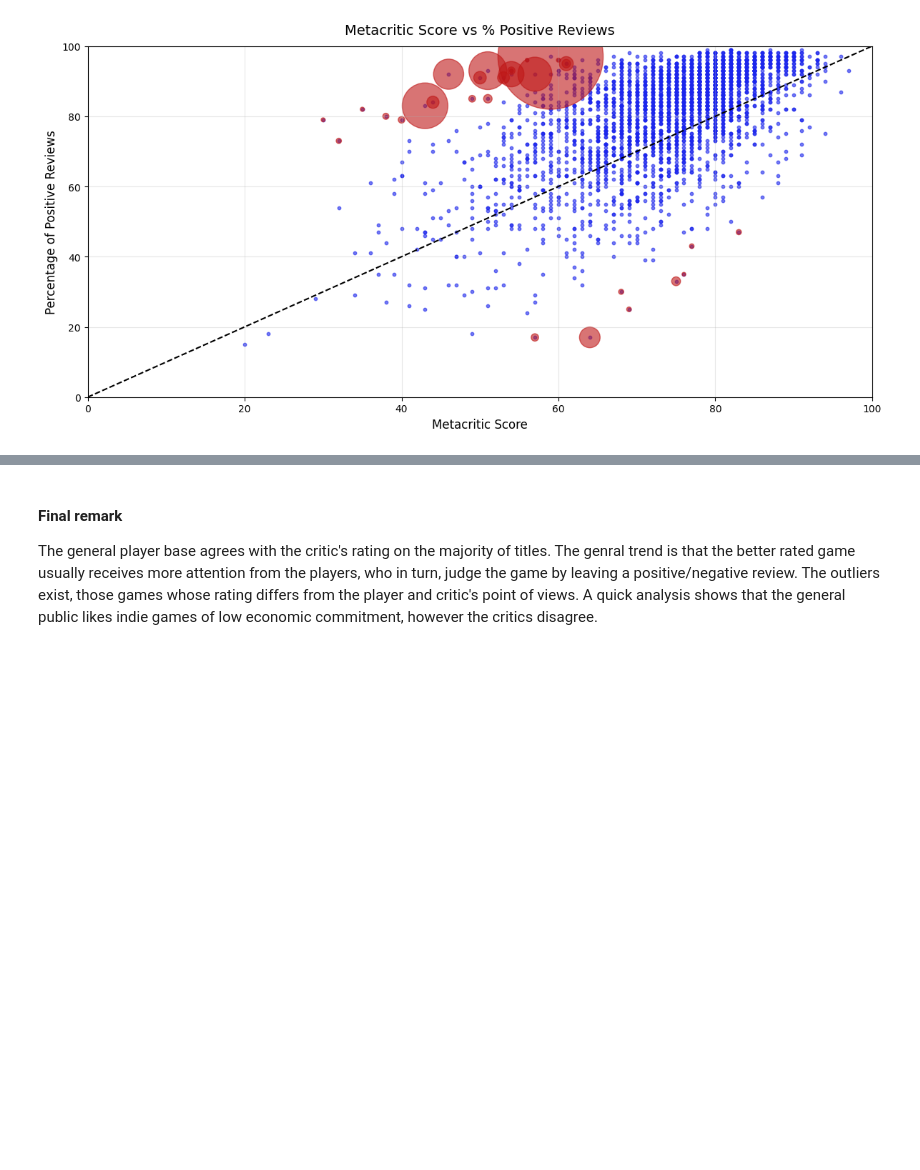
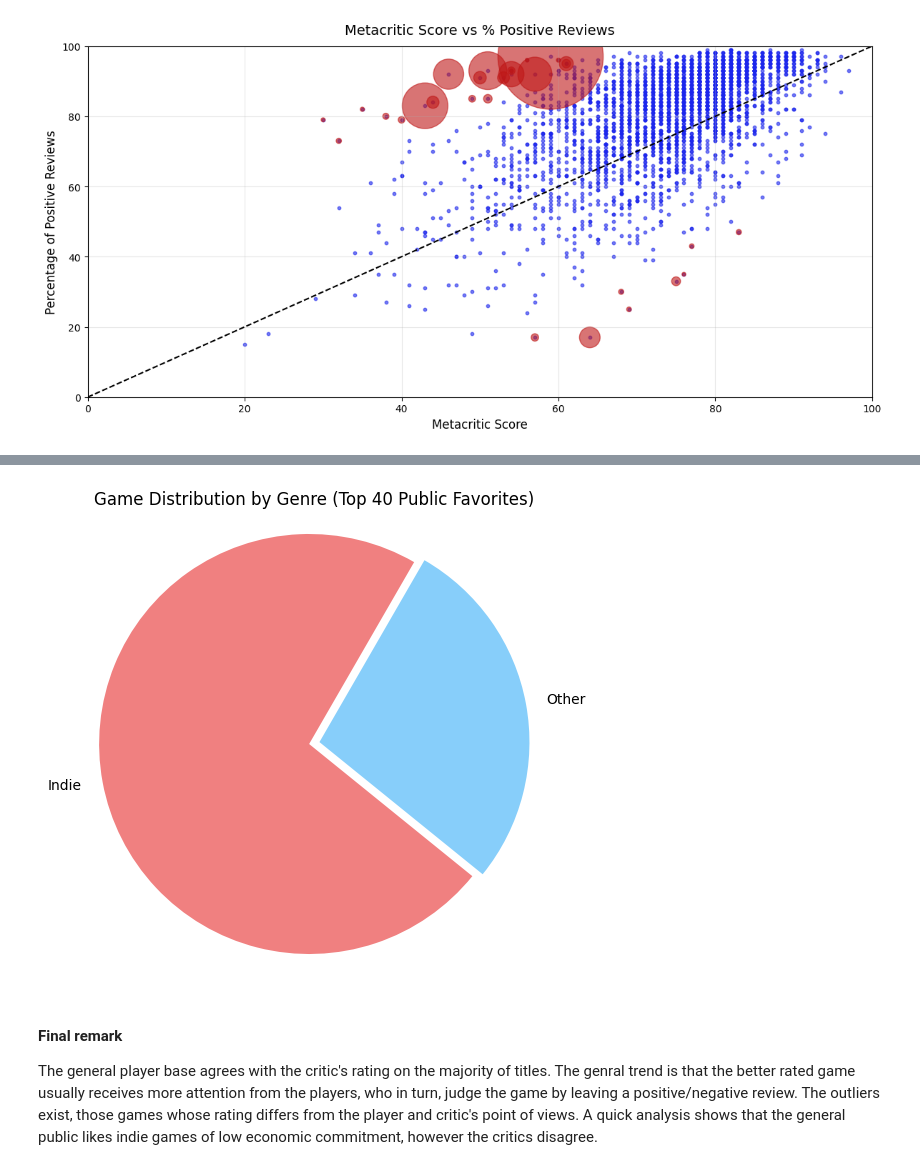
Before and after one commit to Jingrui-Zhu/SLDV, a Jupyter notebook: data_analysis.ipynb, the cells around one changed output, grey strips where cells are left out. Cells and saved outputs as stored; diff of their text form; code cells hidden in the pictures; blank space fills up the shorter version.

Commit message:
fixed the public's game favourite reasons (last vis)

```diff
--- a/data_analysis.ipynb
+++ b/data_analysis.ipynb
@@ -1338,3 +1326,17 @@ plt.show()
+# %%
+indie_counts = top40[top40['id'].isin(indie_mask['id'])]['price_band'].value_counts().sort_index()
+
+# Align indices and fill missing values
+indie_counts = indie_counts.reindex(total_counts.index, fill_value=0)
+other_counts = total_counts - indie_counts
+
+plt.figure(figsize=(6, 6))
+plt.pie([indie_counts.sum(), other_counts.sum()], labels=['Indie', 'Other'], startangle=60, colors=['lightcoral', 'lightskyblue'], explode=(0.05, 0))
+plt.title('Game Distribution by Genre (Top 40 Public Favorites)')
+plt.axis('equal')
+plt.show()
+# %% [output]
+[figure, added]
 # %% [markdown]
 #### Final remark
 The general player base agrees with the critic's rating on the majority of titles. The genral trend is that the better rated game usually receives more attention from the players, who in turn, judge the game by leaving a positive/negative review.
```
Also changed, not shown: parts of 3 cells of this notebook.
